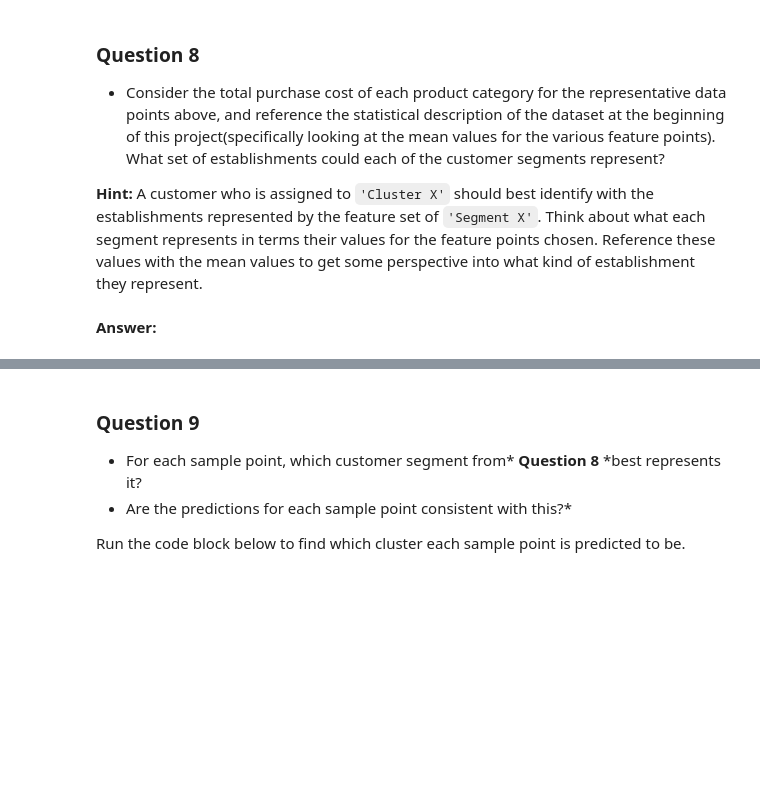
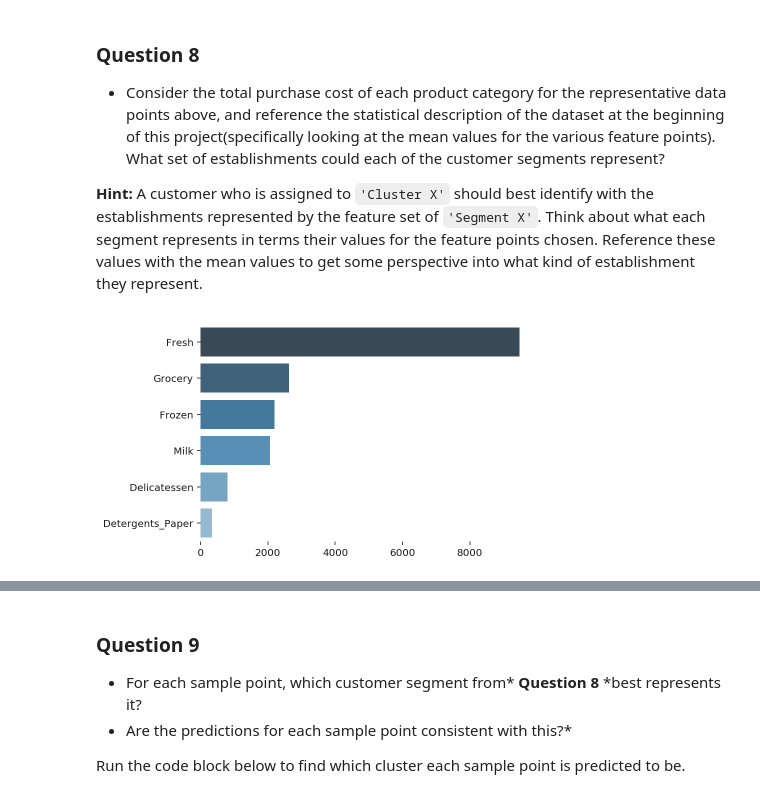
Before and after one commit to MayukhSobo/CustomerSegments, a Jupyter notebook: customer_segments.ipynb, the cells around one changed output, grey strips where cells are left out. Drawn from its saved outputs; the diff is of its cells as text; code cells hidden in the pictures; blank space fills up the shorter version.

```diff
--- a/customer_segments.ipynb
+++ b/customer_segments.ipynb
@@ -500,10 +532,10 @@ In the code block below, you will need to implement the following:
  - Apply the inverse function of `np.log` to `log_centers` using `np.exp` and assign the true centers to `true_centers`.
 # %%
 # TODO: Inverse transform the centers
-log_centers = None
+log_centers = pca.inverse_transform(centers)
 
 # TODO: Exponentiate the centers
-true_centers = None
+true_centers = np.exp(log_centers)
 
 # Display the true centers
 segments = ['Segment {}'.format(i) for i in range(0,len(centers))]
@@ -516,5 +552,13 @@ display(true_centers)
 * Consider the total purchase cost of each product category for the representative data points above, and reference the statistical description of the dataset at the beginning of this project(specifically looking at the mean values for the various feature points). What set of establishments could each of the customer segments represent?
 
 **Hint:** A customer who is assigned to `'Cluster X'` should best identify with the establishments represented by the feature set of `'Segment X'`. Think about what each segment represents in terms their values for the feature points chosen. Reference these values with the mean values to get some perspective into what kind of establishment they represent.
-# %% [markdown]
-**Answer:**
+# %%
+seg1 = true_centers.iloc[0]
+seg1.sort_values(ascending=False, inplace=True)
+seg2 = true_centers.iloc[1]
+seg2.sort_values(ascending=False, inplace=True)
+sns.barplot(x=seg1.values, y=seg1.index,
+            palette='Blues_d', orient='h')
+sns.despine(left=True, bottom=True)
+# %% [output]
+[figure, added]
```
Also changed, not shown: parts of 10 cells of this notebook.
